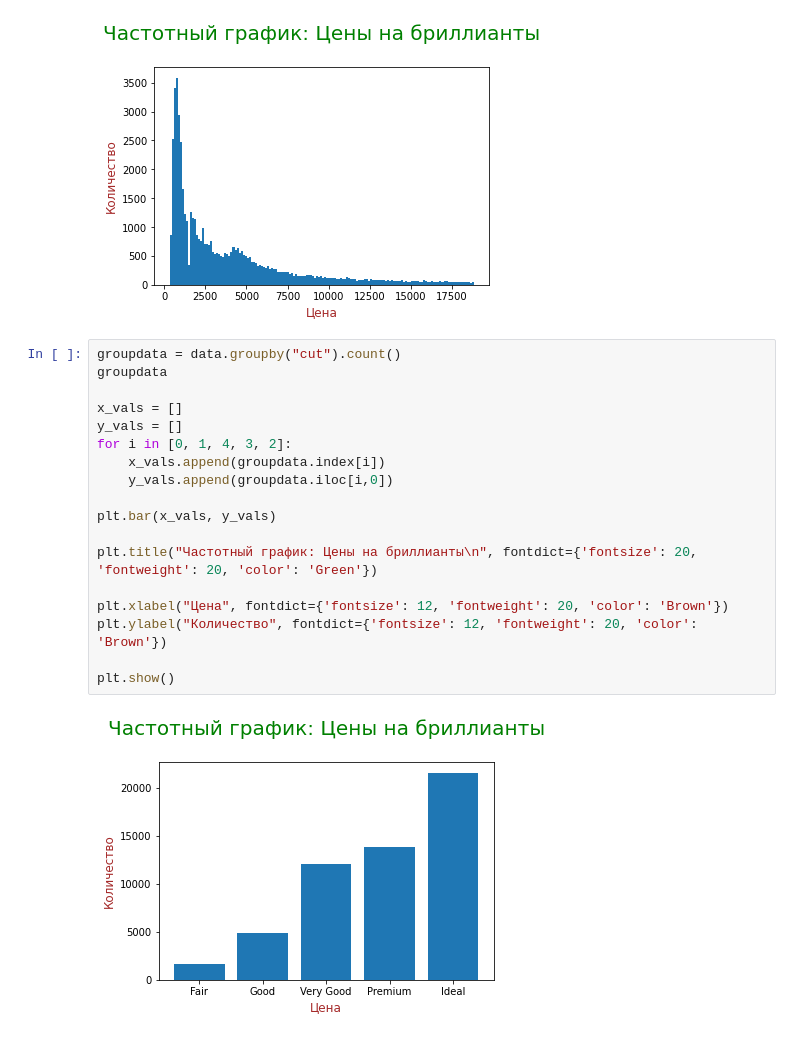
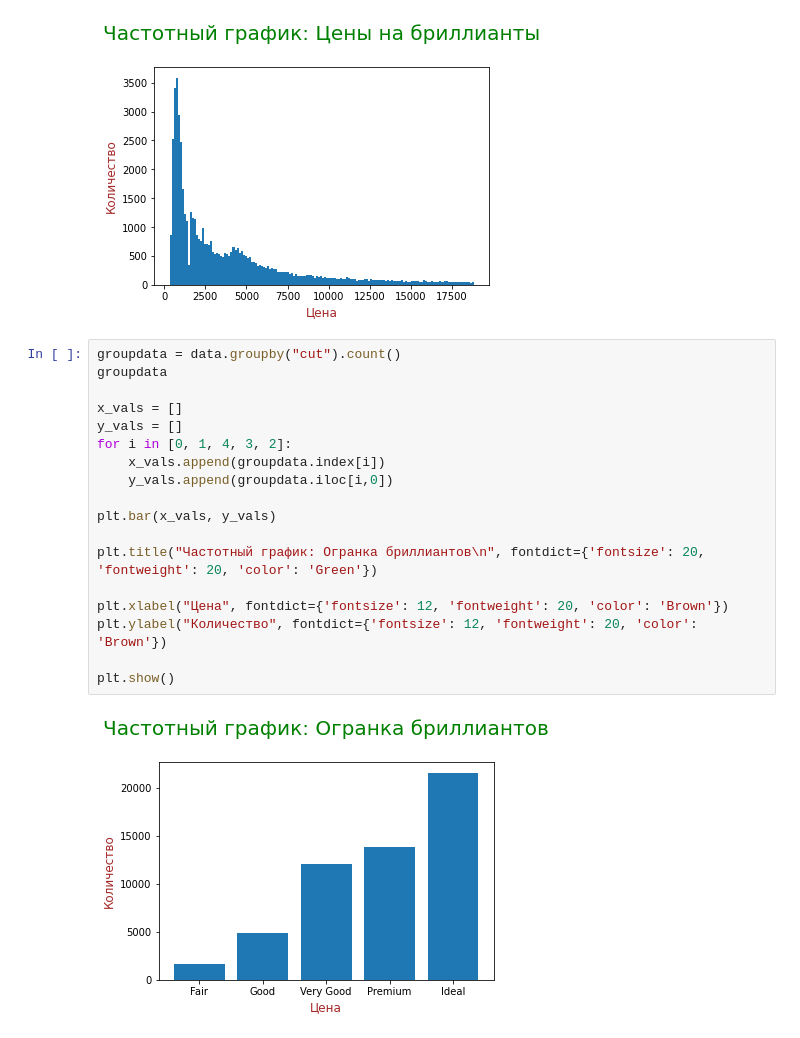
Before and after one commit to koder2021/Jupyter, a Jupyter notebook: Second.ipynb, the cells around one changed output. Drawn from its saved outputs; the diff is of its cells as text.

```diff
--- a/Second.ipynb
+++ b/Second.ipynb
@@ -61,20 +61,20 @@ plt.show()
 # %%
 groupdata = data.groupby("cut").count()
 groupdata
 
 x_vals = []
 y_vals = []
 for i in [0, 1, 4, 3, 2]:
     x_vals.append(groupdata.index[i])
     y_vals.append(groupdata.iloc[i,0])
 
 plt.bar(x_vals, y_vals)
 
-plt.title("Частотный график: Цены на бриллианты\n", fontdict={'fontsize': 20, 'fontweight': 20, 'color': 'Green'})
+plt.title("Частотный график: Огранка бриллиантов\n", fontdict={'fontsize': 20, 'fontweight': 20, 'color': 'Green'})
 
 plt.xlabel("Цена", fontdict={'fontsize': 12, 'fontweight': 20, 'color': 'Brown'})
 plt.ylabel("Количество", fontdict={'fontsize': 12, 'fontweight': 20, 'color': 'Brown'})
 
 plt.show()
 # %% [output]
-[figure, old version]
+[figure, new version]
```
Also changed, not shown: parts of 2 cells of this notebook.
